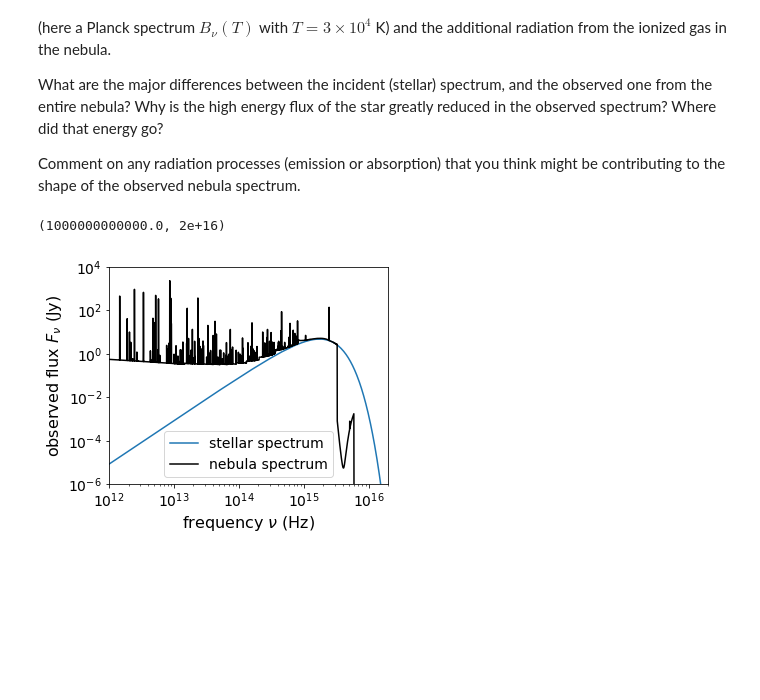
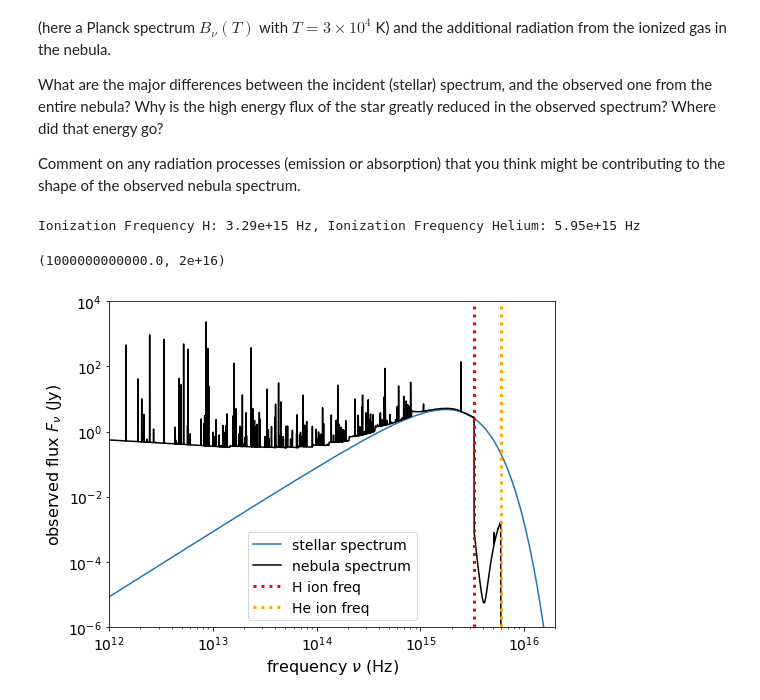
Before and after one commit to kevinmcmanus/ASTR3730_recitation, a Jupyter notebook: Lab 5/astr3730_lab5_HIIregions.ipynb, the cells around one changed output. Saved outputs shown, nothing was run; the diff lists cells and outputs as text; code cells hidden in the pictures; blank space fills up the shorter version.

```diff
--- a/Lab 5/astr3730_lab5_HIIregions.ipynb
+++ b/Lab 5/astr3730_lab5_HIIregions.ipynb
@@ -75,20 +226,49 @@ Cloudy also calculates the observed spectrum from the nebula, including both the
 What are the major differences between the incident (stellar) spectrum, and the observed one from the entire nebula? Why is the high energy flux of the star greatly reduced in the observed spectrum? Where did that energy go?
 
 Comment on any radiation processes (emission or absorption) that you think might be contributing to the shape of the observed nebula spectrum.
+# %%
+#get the emission freqs
+def emission_freq(ionization_energy):
+    """
+    ionization energy in eV
+    """
+    #constants and conversions:
+    h = 6.626e-27 # erg s
+    erg_per_eV = 1.602e-12 # erg per eV
+    c = 2.998e10 #cm s^-1
+    angstrom_per_cm = 10e8
+
+    ion_erg = ionization_energy*erg_per_eV # now in erg
+    ion_freq = ion_erg/h # sec^-1
+    ion_lambda = (c/ion_freq)*angstrom_per_cm # in angstrom
+
+    return ion_freq, ion_lambda
+
+hydrogen_nu, hydrogen_lambda = emission_freq(13.6)
+helium_nu, helium_lambda = emission_freq(24.6)
+
+print(f'Ionization Frequency H: {hydrogen_nu:.2e} Hz, Ionization Frequency Helium: {helium_nu:.2e} Hz')
+# %% [output]
+Ionization Frequency H: 3.29e+15 Hz, Ionization Frequency Helium: 5.95e+15 Hz
 # %%
 # load Cloudy output data
 nu,Fnu_trans,Fnu_diff,Fnu_inc = np.load('cloudy_hii_example_spec.npy')
 
 # make a plot of the stellar (blue) and observed (black) spectra
-plt.figure(figsize=(5,4))
-plt.loglog(nu,Fnu_inc,label='stellar spectrum',color='C0')
-plt.loglog(nu,Fnu_trans,label='nebula spectrum',color='k')
-ax = plt.gca()
+# include ionization frequencies for H and He
+fig = plt.figure(figsize=(8,6))
+ax = fig.add_subplot()
+ax.loglog(nu,Fnu_inc,label='stellar spectrum',color='C0')
+ax.loglog(nu,Fnu_trans,label='nebula spectrum',color='k')
+
+ax.axvline(hydrogen_nu, color='red', ls=':', lw=3, label='H ion freq')
+ax.axvline(helium_nu, color='orange', ls=':', lw=3, label='He ion freq')
+
 ax.xaxis.set_tick_params(labelsize=14)
 ax.yaxis.set_tick_params(labelsize=14)
-plt.xlabel(r'frequency $\nu$ (Hz)',fontsize=16); plt.ylabel(r'observed flux $F_\nu$ (Jy)',fontsize=16)
-plt.legend(frameon=True,fontsize=14)
-plt.ylim(1e-6,1e4); plt.xlim(1e12,2e16)
+ax.set_xlabel(r'frequency $\nu$ (Hz)',fontsize=16); ax.set_ylabel(r'observed flux $F_\nu$ (Jy)',fontsize=16)
+ax.legend(frameon=True,fontsize=14)
+ax.set_ylim(1e-6,1e4); ax.set_xlim(1e12,2e16)
 # %% [output]
 (1000000000000.0, 2e+16)
-[figure, old version]
+[figure, new version]
```
Also changed, not shown: parts of 9 cells of this notebook.
